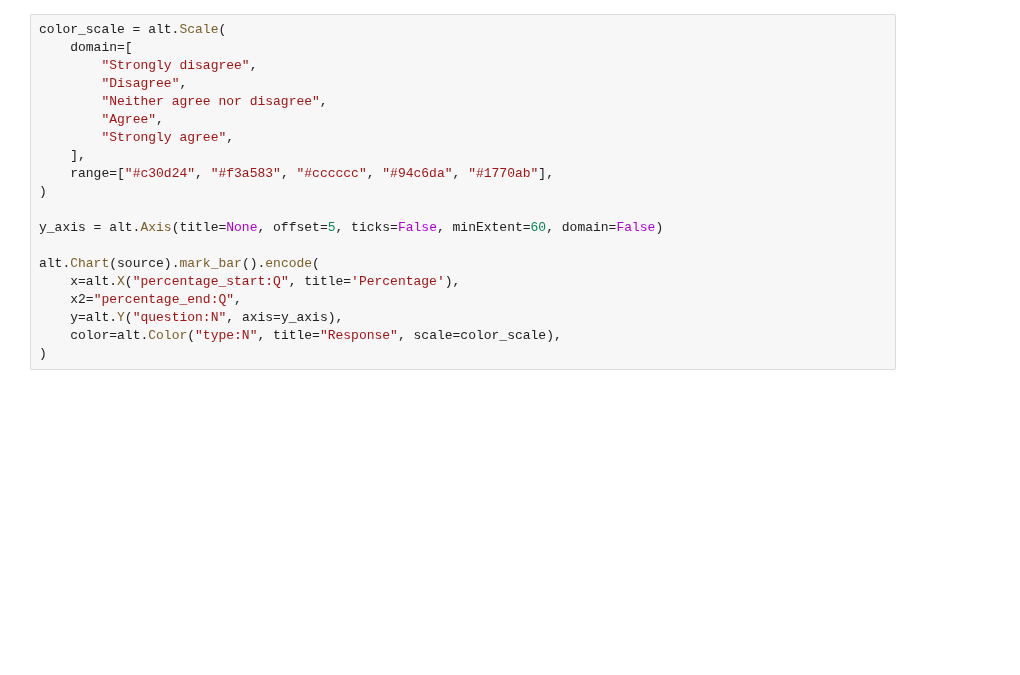
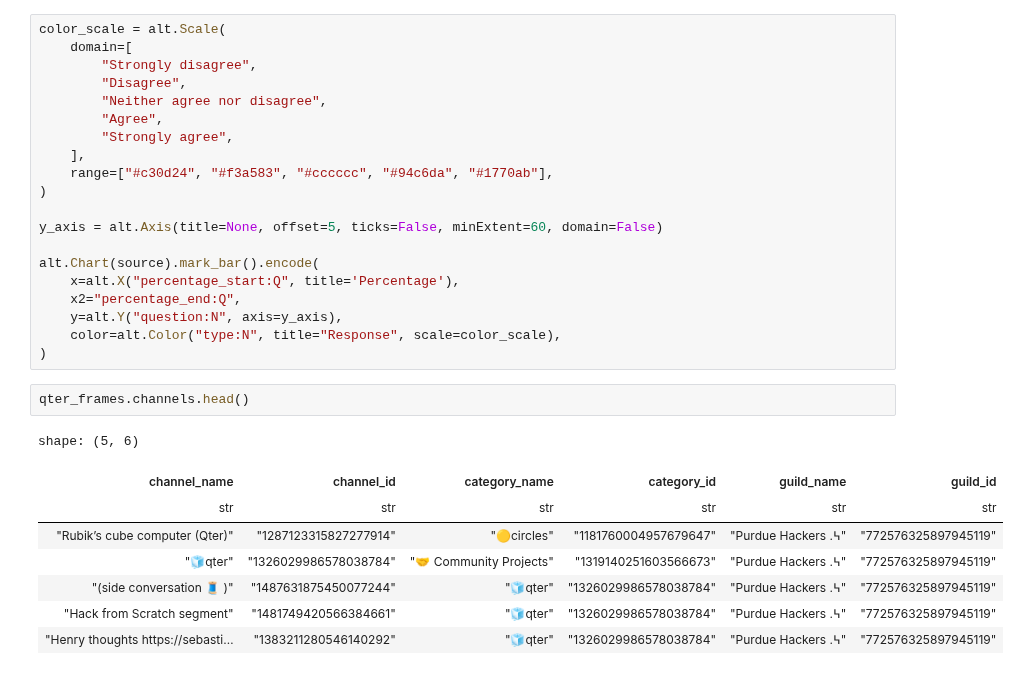
Before and after one commit to qter-project/qterbot, a Jupyter notebook: messages-testing.ipynb, the cells around one changed output. Saved outputs shown, nothing was run; the diff lists cells and outputs as text; blank space fills up the shorter version.

```diff
--- a/messages-testing.ipynb
+++ b/messages-testing.ipynb
@@ -159,3 +159,14 @@ alt.Chart(source).mark_bar().encode(
     y=alt.Y("question:N", axis=y_axis),
     color=alt.Color("type:N", title="Response", scale=color_scale),
 )
+# %%
+qter_frames.channels.head()
+# %% [output]
+shape: (5, 6)
+| channel_name | channel_id | category_name | category_id | guild_name | guild_id |
+| str | str | str | str | str | str |
+| "Rubik’s cube computer (Qter)" | "1287123315827277914" | "🟡circles" | "1181760004957679647" | "Purdue Hackers .߆" | "772576325897945119" |
+| "🧊qter" | "1326029986578038784" | "🤝 Community Projects" | "1319140251603566673" | "Purdue Hackers .߆" | "772576325897945119" |
+| "(side conversation 🧵 )" | "1487631875450077244" | "🧊qter" | "1326029986578038784" | "Purdue Hackers .߆" | "772576325897945119" |
+| "Hack from Scratch segment" | "1481749420566384661" | "🧊qter" | "1326029986578038784" | "Purdue Hackers .߆" | "772576325897945119" |
+| "Henry thoughts https://sebasti… | "1383211280546140292" | "🧊qter" | "1326029986578038784" | "Purdue Hackers .߆" | "772576325897945119" |
```
Also changed, not shown: parts of 2 cells of this notebook, 2 other files.
